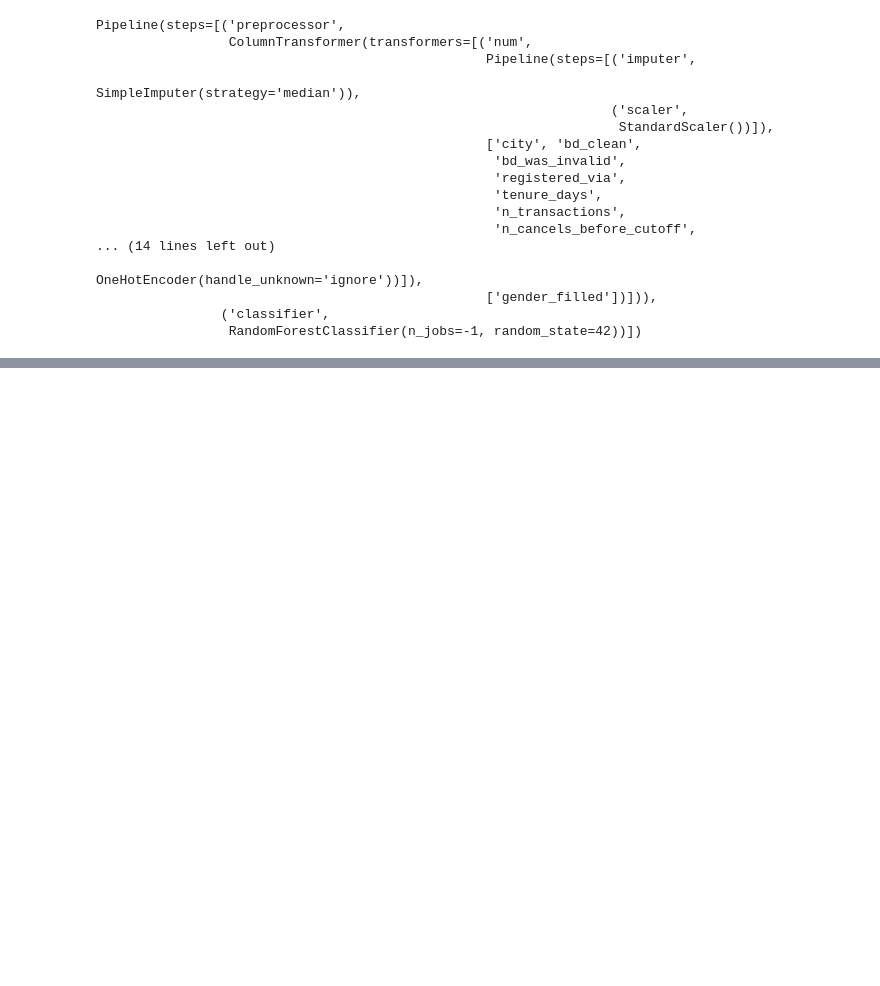
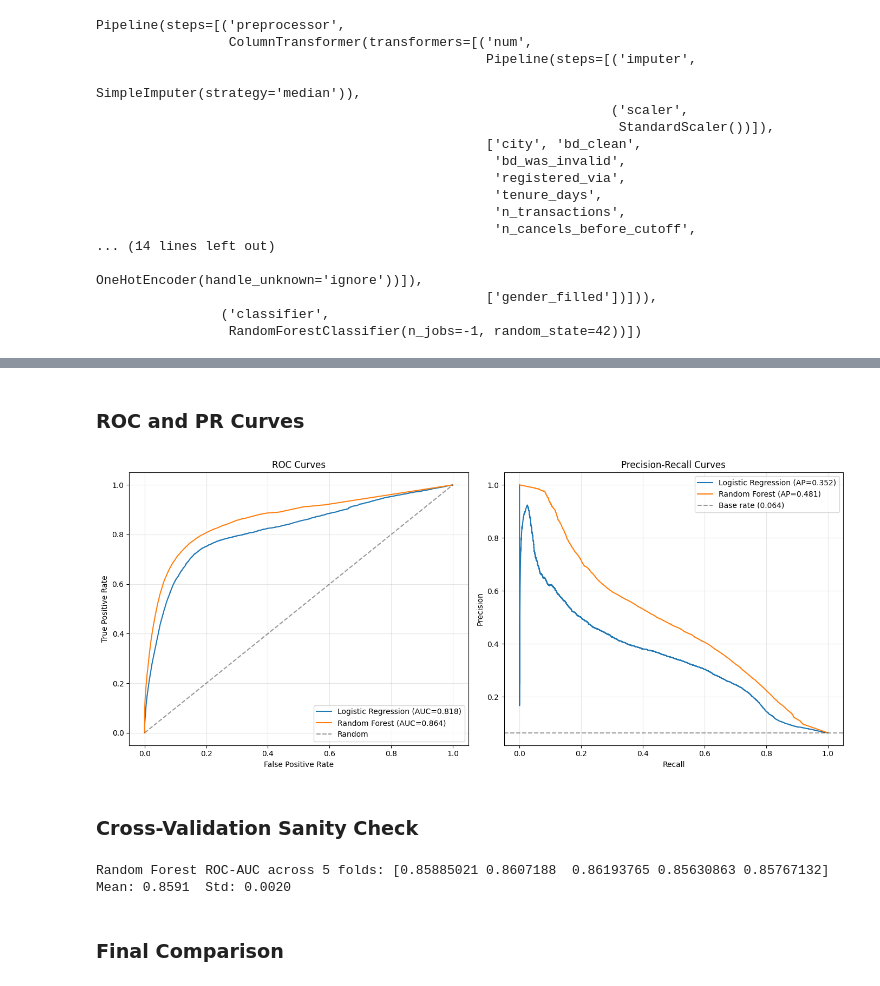
Before and after one commit to Soodabeh/retention-agent, a Jupyter notebook: notebooks/charlotte-kkbox-modeling.ipynb, the cells around one changed output, grey strips where cells are left out. Drawn from its saved outputs; the diff is of its cells as text; code cells hidden in the pictures; blank space fills up the shorter version.

```diff
--- a/notebooks/charlotte-kkbox-modeling.ipynb
+++ b/notebooks/charlotte-kkbox-modeling.ipynb
@@ -510,0 +604,63 @@ Confusion Matrix:
+# %% [markdown]
+### ROC and PR Curves
+# %%
+fig, axes = plt.subplots(1, 2, figsize=(14, 6))
+
+# ROC curve
+for name, y_proba in model_probas.items():
+    fpr, tpr, _ = roc_curve(y_test, y_proba)
+    auc = roc_auc_score(y_test, y_proba)
+    axes[0].plot(fpr, tpr, label=f"{name} (AUC={auc:.3f})")
+
+axes[0].plot([0, 1], [0, 1], "k--", alpha=0.4, label="Random")
+axes[0].set_xlabel("False Positive Rate")
+axes[0].set_ylabel("True Positive Rate")
+axes[0].set_title("ROC Curves")
+axes[0].legend()
+axes[0].grid(alpha=0.3)
+
+# Precision-recall curve
+for name, y_proba in model_probas.items():
+    precision, recall, _ = precision_recall_curve(y_test, y_proba)
+    ap = average_precision_score(y_test, y_proba)
+    axes[1].plot(recall, precision, label=f"{name} (AP={ap:.3f})")
+
+axes[1].axhline(
+    y_test.mean(),
+    color="k",
+    linestyle="--",
+    alpha=0.4,
+    label=f"Base rate ({y_test.mean():.3f})"
+)
+
+axes[1].set_xlabel("Recall")
+axes[1].set_ylabel("Precision")
+axes[1].set_title("Precision-Recall Curves")
+axes[1].legend()
+axes[1].grid(alpha=0.3)
+
+plt.tight_layout()
+plt.show()
+# %% [output]
+[figure, added]
+# %% [markdown]
+### Cross-Validation Sanity Check
+# %%
+cv = StratifiedKFold(n_splits=5, shuffle=True, random_state=42)
+
+cv_scores = cross_val_score(
+    rf_model,
+    X_train,
+    y_train,
+    cv=cv,
+    scoring="roc_auc",
+    n_jobs=-1
+)
+
+print(f"Random Forest ROC-AUC across 5 folds: {cv_scores}")
+print(f"Mean: {cv_scores.mean():.4f}  Std: {cv_scores.std():.4f}")
+# %% [output]
+Random Forest ROC-AUC across 5 folds: [0.85885021 0.8607188  0.86193765 0.85630863 0.85767132]
+Mean: 0.8591  Std: 0.0020
+# %% [markdown]
+### Final Comparison
```
Also changed, not shown: parts of 13 cells of this notebook.
